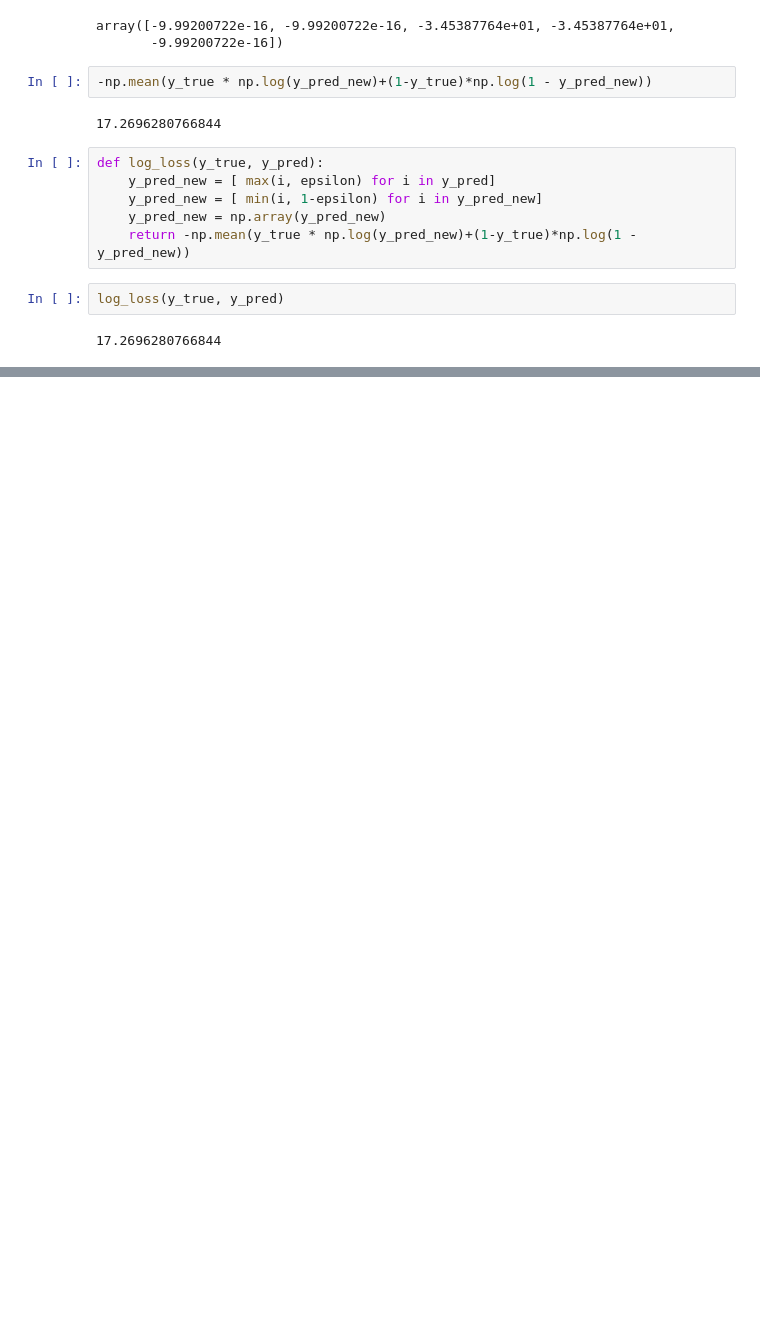
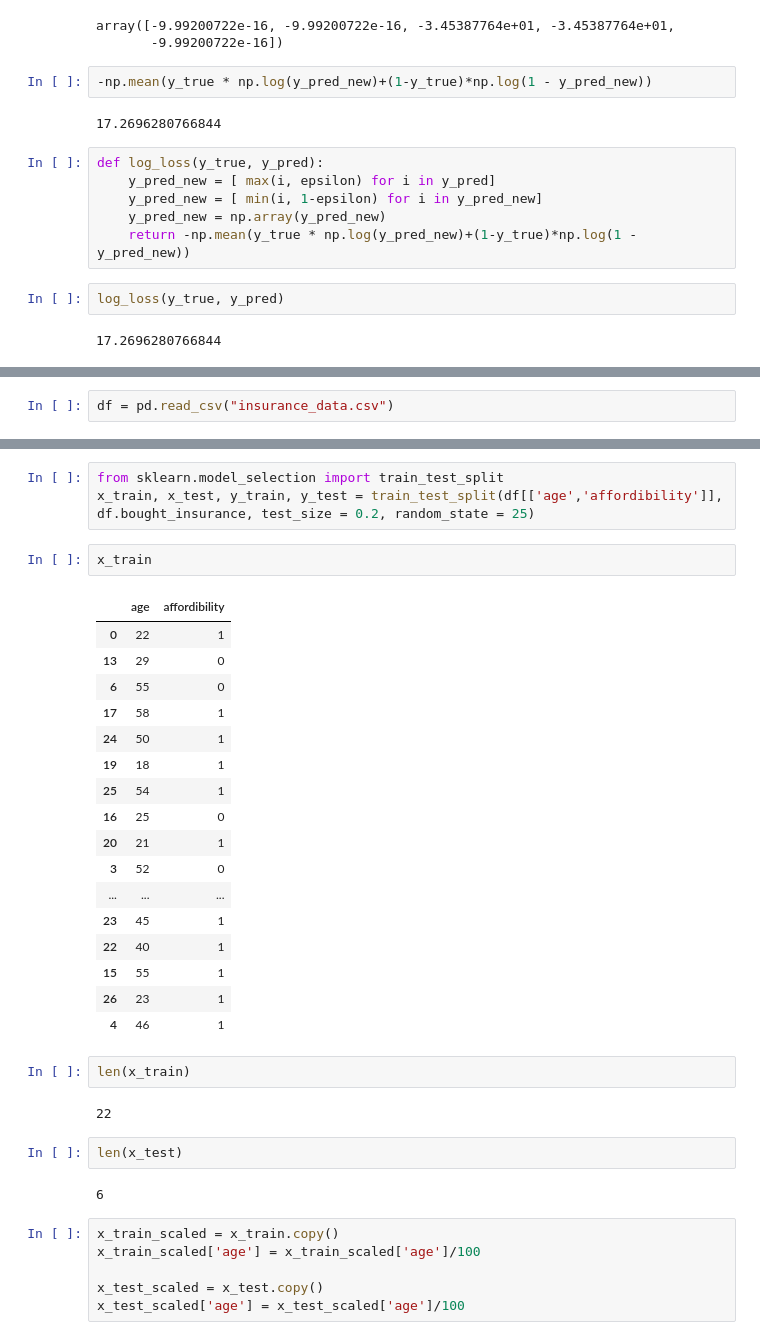
Before and after one commit to Srivathsa-216/py-366, a Jupyter notebook: Data Science/Deep Learning/Practise.ipynb, the cells around one changed output, grey strips where cells are left out. Saved outputs shown, nothing was run; the diff lists cells and outputs as text; blank space fills up the shorter version.

```diff
--- a/Data Science/Deep Learning/Practise.ipynb
+++ b/Data Science/Deep Learning/Practise.ipynb
@@ -211,0 +223,2 @@ log_loss(y_true, y_pred)
+# %%
+df = pd.read_csv("insurance_data.csv")
@@ -211,0 +234,37 @@ log_loss(y_true, y_pred)
+# %%
+from sklearn.model_selection import train_test_split
+x_train, x_test, y_train, y_test = train_test_split(df[['age','affordibility']], df.bought_insurance, test_size = 0.2, random_state = 25)
+# %%
+x_train
+# %% [output]
+|  | age | affordibility |
+| 0 | 22 | 1 |
+| 13 | 29 | 0 |
+| 6 | 55 | 0 |
+| 17 | 58 | 1 |
+| 24 | 50 | 1 |
+| 19 | 18 | 1 |
+| 25 | 54 | 1 |
+| 16 | 25 | 0 |
+| 20 | 21 | 1 |
+| 3 | 52 | 0 |
+| ... | ... | ... |
+| 23 | 45 | 1 |
+| 22 | 40 | 1 |
+| 15 | 55 | 1 |
+| 26 | 23 | 1 |
+| 4 | 46 | 1 |
+# %%
+len(x_train)
+# %% [output]
+22
+# %%
+len(x_test)
+# %% [output]
+6
+# %%
+x_train_scaled = x_train.copy()
+x_train_scaled['age'] = x_train_scaled['age']/100
+
+x_test_scaled = x_test.copy()
+x_test_scaled['age'] = x_test_scaled['age']/100
```
Also changed, not shown: parts of 20 cells of this notebook, 1 other file.
